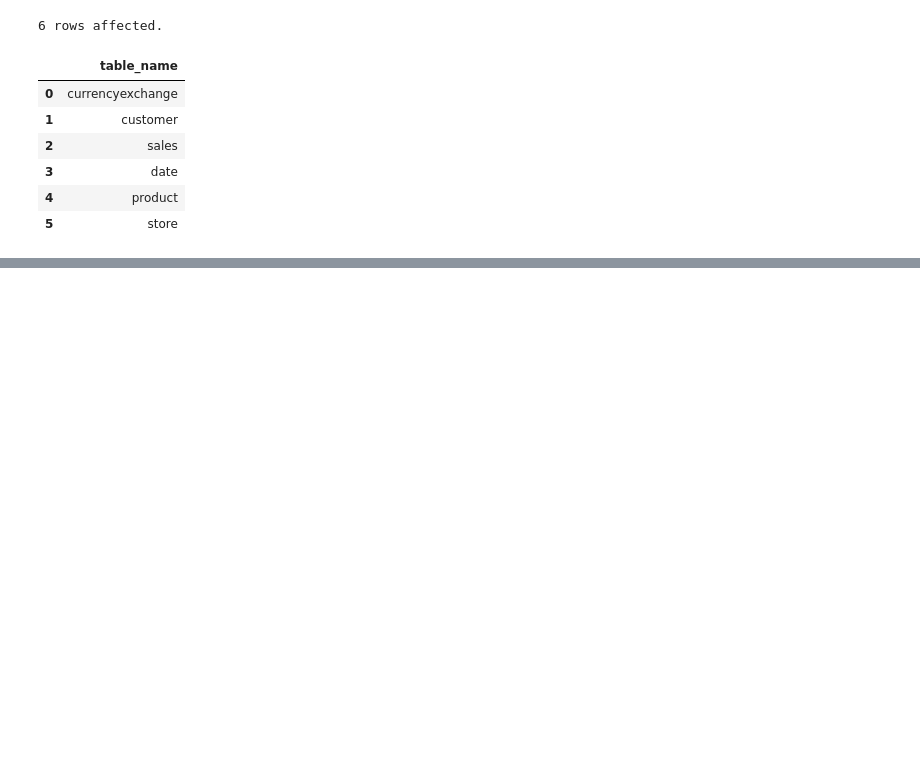
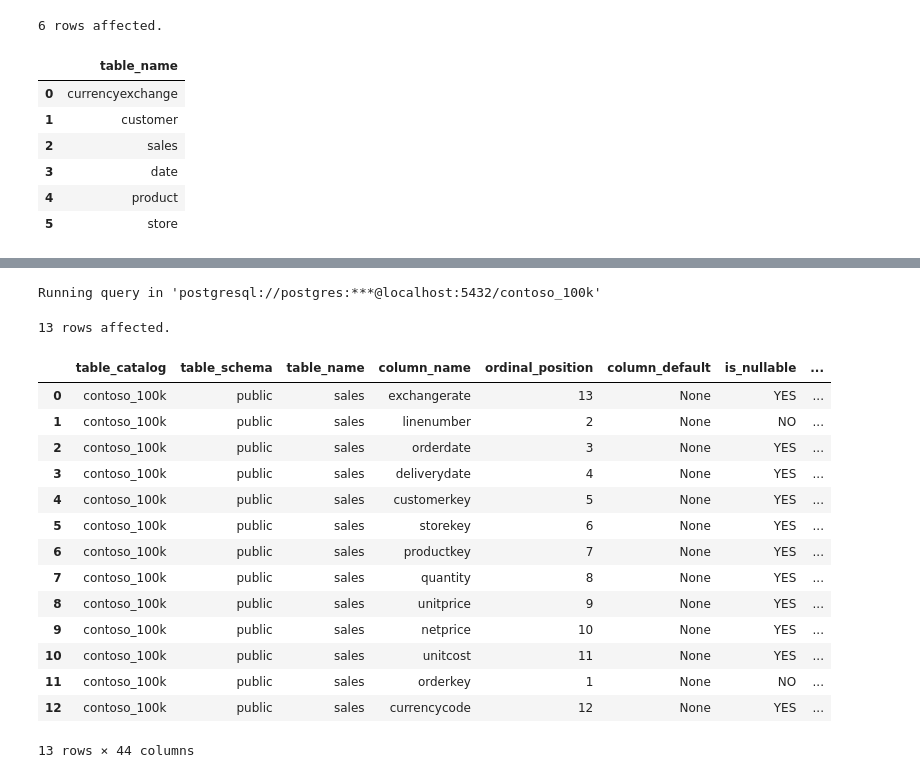
Before and after one commit to nitish5711/Correlation_in_python, a Jupyter notebook: Resources/Blank_SQL_Notebook.ipynb, the cells around one changed output, grey strips where cells are left out. Cells and saved outputs as stored; diff of their text form; code cells hidden in the pictures; blank space fills up the shorter version.

```diff
--- a/Resources/Blank_SQL_Notebook.ipynb
+++ b/Resources/Blank_SQL_Notebook.ipynb
@@ -89,0 +108,23 @@ Running query in 'postgresql://postgres:***@localhost:5432/contoso_100k'
+# %%
+%%sql
+SELECT *
+FROM information_schema.columns
+WHERE table_name='sales'
+# %% [output]
+Running query in 'postgresql://postgres:***@localhost:5432/contoso_100k'
+13 rows affected.
+|  | table_catalog | table_schema | table_name | column_name | ordinal_position | column_default | is_nullable | ... |
+| 0 | contoso_100k | public | sales | exchangerate | 13 | None | YES | ... |
+| 1 | contoso_100k | public | sales | linenumber | 2 | None | NO | ... |
+| 2 | contoso_100k | public | sales | orderdate | 3 | None | YES | ... |
+| 3 | contoso_100k | public | sales | deliverydate | 4 | None | YES | ... |
+| 4 | contoso_100k | public | sales | customerkey | 5 | None | YES | ... |
+| 5 | contoso_100k | public | sales | storekey | 6 | None | YES | ... |
+| 6 | contoso_100k | public | sales | productkey | 7 | None | YES | ... |
+| 7 | contoso_100k | public | sales | quantity | 8 | None | YES | ... |
+| 8 | contoso_100k | public | sales | unitprice | 9 | None | YES | ... |
+| 9 | contoso_100k | public | sales | netprice | 10 | None | YES | ... |
+| 10 | contoso_100k | public | sales | unitcost | 11 | None | YES | ... |
+| 11 | contoso_100k | public | sales | orderkey | 1 | None | NO | ... |
+| 12 | contoso_100k | public | sales | currencycode | 12 | None | YES | ... |
+13 rows × 44 columns
```
Also changed, not shown: parts of 6 cells of this notebook.
